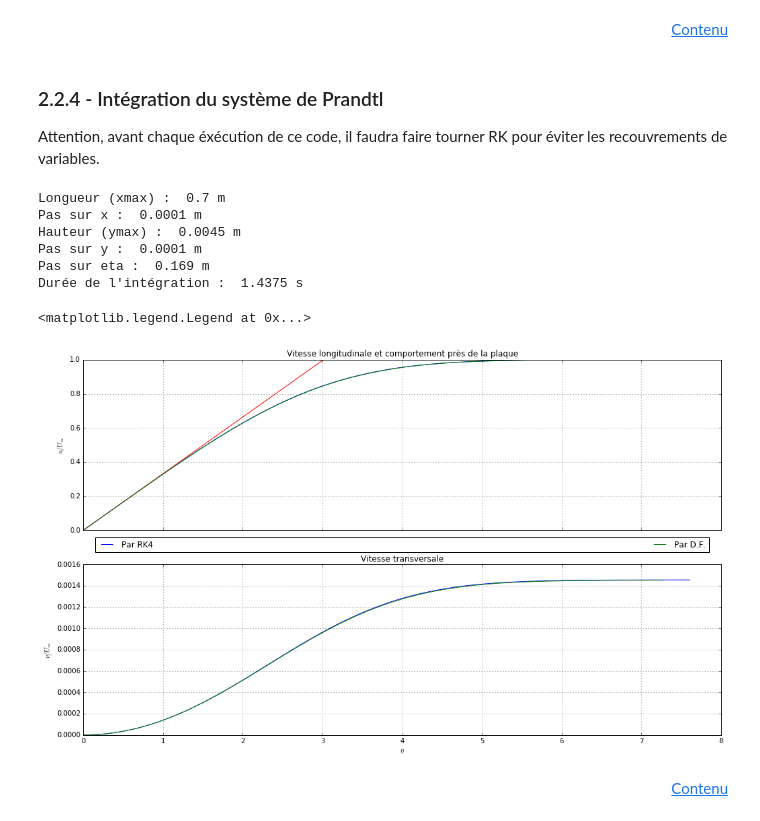
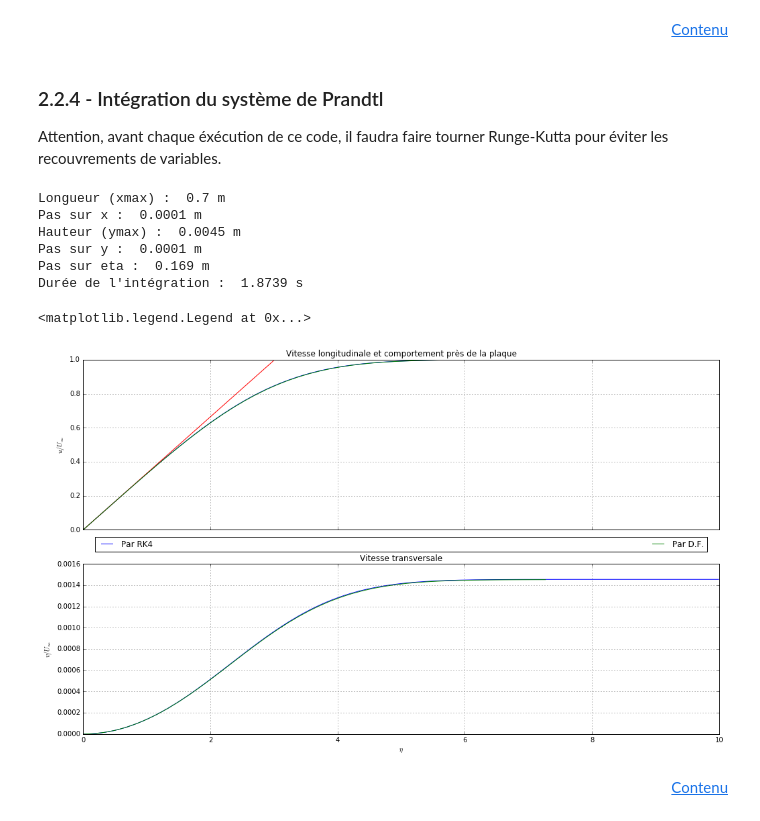
Before and after one commit to MGulina/Blasius, a Jupyter notebook: Blasius.ipynb, the cells around one changed output. Cells and saved outputs as stored; diff of their text form; code cells hidden in the pictures.

Commit message:
Corrections
- RK4
* correctement précis (correction ordre des "Y" )
* build
* amélioration du shooting
- DF
* lisibilité
* schema
- Texte

```diff
--- a/Blasius.ipynb
+++ b/Blasius.ipynb
@@ -805,7 +803,7 @@ $$
 # %% [markdown]
 ### 2.2.4 - Intégration du système de Prandtl
 
-Attention, avant chaque éxécution de ce code, il faudra faire tourner RK pour éviter les recouvrements de variables.
+Attention, avant chaque éxécution de ce code, il faudra faire tourner Runge-Kutta pour éviter les recouvrements de variables.
 # %%
 # Librairies
 import numpy as np
@@ -830,9 +828,9 @@ axesDF[0].set_title('Vitesse longitudinale et comportement près de la plaque')
 axesDF[0].xaxis.grid(True,'major')
 axesDF[0].yaxis.grid(True,'major')
 
-# v : facteur dimensionnel sqrt((nu*U)/(xmax/2))*
+# v : facteur dimensionnel sqrt((nu*U)/(xmax/2))* /!\ dans le build 1 à la consistance avec le build 0
 axesDF[1].plot(eta[:i], sqrt((nu*U)/(xmax/2))*0.5*(eta[:i]*g[:i,1] - g[:i,0])/U,\
-               'b',label="Par RK4")
+                   'b',label="Par RK4")
 axesDF[1].set_ylabel('$v/U_\infty$')
 axesDF[1].set_title('Vitesse transversale')
 axesDF[1].xaxis.grid(True,'major')
@@ -873,6 +871,8 @@ hy = 10**(-4)   # Modifiable (par défaut 10**(-4))
 m = 7000        # Modifiable (par défaut 7000)
 n = 45          # Modifiable (par défaut 45)
 
+schema = 0      # Modifiable : 0 ou 1 (par défaut 0)
+
 xmax = round(m*hx,8)
 ymax = round(n*hy,8)
 
@@ -890,31 +890,46 @@ u[0:-1,0] = U # bord gauche
 u[0,0:] = U   # bord haut
 
 # 3.2.3 - Différences finies : _i+1,j+1 = [j-1,i+1]
-start_time = time.time()
-for i in range(0,m-1) : # Colonne <--> axe x
+if schema == 0 :
+    start_time = time.time()
+    for i in range(0,m-1) : # Colonne <--> axe x
 
-    # u_i+1,j
-    u[n-2:0:-1,i+1] = u[n-2:0:-1,i] + nu*((u[n-1:1:-1,i] -2*u[n-2:0:-1,i] + u[n-3::-1,i])/u[n-2:0:-1,i])*(hx/hy**2) \
-    - ((u[n-3::-1,i] - u[n-1:1:-1,i])/2)*((v[n-2:0:-1,i]*hx)/(u[n-2:0:-1,i]*hy))
+        # u_i+1,j
+        dy2u = (u[n-1:1:-1,i] -2*u[n-2:0:-1,i] + u[n-3::-1,i])/hy**2
+        dyu = (u[n-3::-1,i] - u[n-1:1:-1,i])/(2*hy)
 
-    for j in range(1,n-1) : # Ligne <--> axe y
-        # Axe y pointe vers le haut et non vers le bas
-        j = n-1 - j # pour aller de n-2 à 1
+        u[n-2:0:-1,i+1] = u[n-2:0:-1,i] + hx*(nu*dy2u[:] - dyu[:]*v[n-2:0:-1,i])/u[n-2:0:-1,i]
 
         # v_i+1,j
-        a = u[j,i+1] - u[j,i]
-        b = u[j+1,i+1] - u[j+1,i]
-        v[j,i+1] = v[j+1,i+1] - 0.5*((a+b)/hx)*hy
+        for j in range(1,n-1) : # Ligne <--> axe y
+            # Axe y pointe vers le haut et non vers le bas
+            j = n-1 - j # pour aller de n-2 à 1
+
+            dxu_a = (u[j,i+1] - u[j,i])/hx
+            dxu_b = (u[j+1,i+1] - u[j+1,i])/hx
+
+            v[j,i+1] = v[j+1,i+1] - 0.5*(dxu_a + dxu_b)*hy
+
+elif schema == 1 :
+    start_time = time.time()
+    for i in range(0,m-1) : # Colonne <--> axe x
+
+        # u_i+1,j
+        dy2u = (u[n-1:1:-1,i] -2*u[n-2:0:-1,i] + u[n-3::-1,i])/hy**2
+        dyu = (u[n-3::-1,i] - u[n-1:1:-1,i])/(2*hy)
+
+        u[n-2:0:-1,i+1] = u[n-2:0:-1,i] + hx*(nu*dy2u[:] - dyu[:]*v[n-2:0:-1,i])/u[n-2:0:-1,i]
+
+        # v_i+1,j
+        for j in range(1,n-1) : # Ligne <--> axe y
+            # Axe y pointe vers le haut et non vers le bas
+            j = n-1 - j # pour aller de n-2 à 1
+
+            dxu = (u[j+1,i+1] - u[j+1,i])/hx
+
+            v[j,i+1] = v[j+1,i+1] - dxu*hy
 
 DureeTotale = time.time() - start_time
-
-# u_i+1,j : ancienne syntaxe (sans boucle implicite)
-        # a = u[j+1,i] -2*u[j,i] + u[j-1,i]
-        # b = u[j-1,i] - u[j+1,i]
-        # u[j,i+1] = u[j,i] + nu*(a/u[j,i])*(hx/hy**2) - (b/2)*((v[j,i]*hx)/(u[j,i]*hy))
-
-# v_i+1,j : syntaxe non fonctionnelle (avec boucle implicite)
-    # v[n-2:0:-1,i+1] = v[n-1:1:-1,i+1] - 0.5*((u[n-2:0:-1,i+1] - u[n-2:0:-1,i] + u[n-1:1:-1,i+1]- u[n-1:1:-1,i])/hx)*hy
 
 # 3.3 - Sorties
 # 3.3.1 - Numériques
@@ -926,35 +941,35 @@ print('Pas sur eta : ', round(sqrt(U/nu)*hy/sqrt(xmax/2),4), 'm',)
 print('Durée de l\'intégration : ', round(DureeTotale,4), 's')
 
 # 3.3.2 - Graphique
 y = np.linspace(0, ymax, n+1) # +1 pour avoir le même nombre de point qu'avec RK4
 eta = sqrt(U/nu)*(ymax - y[1:])/sqrt(xmax/2) # eta(x = xmax/2, y), à l'envers pour que le graphe soit à l'endroit
 
 # Axe x limité à eta = 10 (sans prendre la dernière valeur de eta)
 i = 1
 while eta[i-1] > 10:
     i = i+1
 
 # u
 axesDF[0].plot(eta[i:],(u[i:,round(m/2)]/U),'g')
 axesDF[0].set_ylabel('$u/U_\infty$')
 
 
 # v
 axesDF[1].plot(eta[i:],(v[i:,round(m/2)]/U),'g',label="Par D.F.")
 axesDF[1].set_xlabel('$\eta$')
 axesDF[1].set_ylabel('$v/U_\infty$')
 
 plt.legend(bbox_to_anchor=(0., 1., 1., .1), loc=3,
            ncol=2, mode="expand", borderaxespad=1.5)
 # %% [output]
 Longueur (xmax) :  0.7 m
 Pas sur x :  0.0001 m
 Hauteur (ymax) :  0.0045 m
 Pas sur y :  0.0001 m
 Pas sur eta :  0.169 m
-Durée de l'intégration :  1.4375 s
+Durée de l'intégration :  1.8739 s
 <matplotlib.legend.Legend at 0x...>
-[figure, old version]
+[figure, new version]
 # %% [markdown]
 <div align="right">
 <a href="#Contenu">Contenu</a>
```
Also changed, not shown: parts of 4 cells of this notebook.
